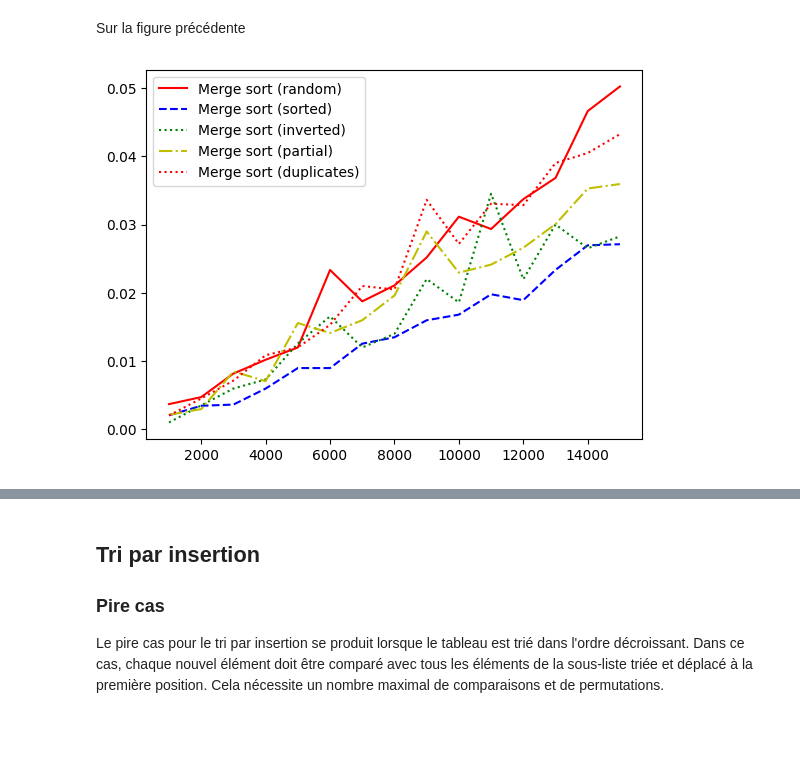
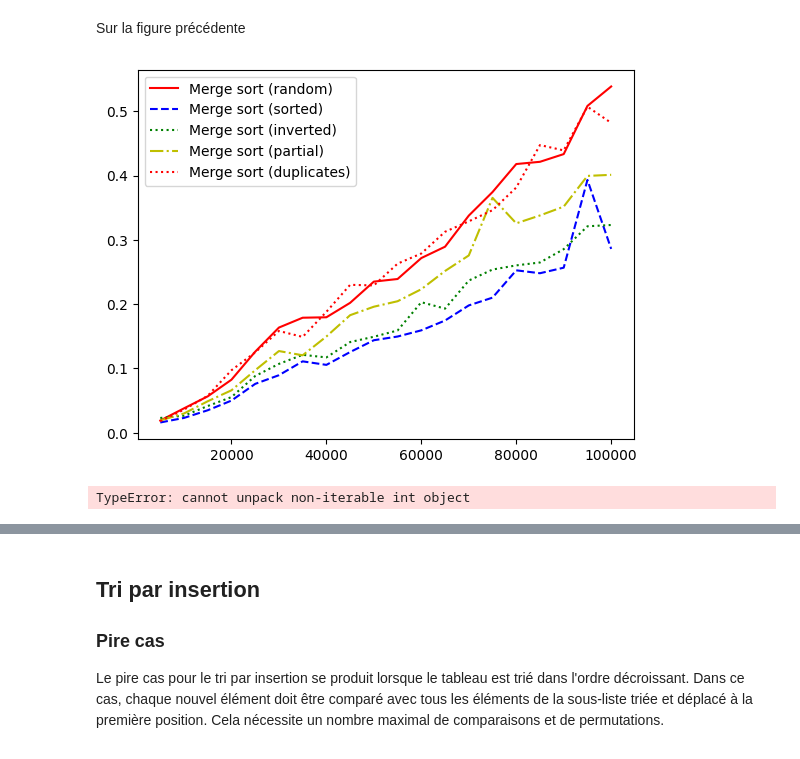
Before and after one commit to Nikoala4/IT4A, a Jupyter notebook: IT4A_Complexity_Project.ipynb, the cells around one changed output, grey strips where cells are left out. Drawn from its saved outputs; the diff is of its cells as text; code cells hidden in the pictures.

```diff
--- a/IT4A_Complexity_Project.ipynb
+++ b/IT4A_Complexity_Project.ipynb
@@ -690,6 +690,6 @@ executerTri(merge_sort_with_stats, 'r', 'Merge sort')
 # %% [markdown]
 Sur la figure précédente
 # %%
-executerTri(merge_sort_with_stats, 'r', 'Merge sort',15,1000)
+executerTri(merge_sort_with_stats, 'r', 'Merge sort',20,5000)
 # %% [output]
-[figure, old version]
+[figure, new version]
@@ -698 +696,22 @@ executerTri(merge_sort_with_stats, 'r', 'Merge sort',15,1000)
+# %%
+def quick_sort_with_stats(A, start, end):
+    if start < end:
+        pivot_index, cpt_comp, cpt_swap = partition(A, start, end)
+
+        left_comp, left_swap = quick_sort_with_stats(A, start, pivot_index - 1)
+        right_comp, right_swap = quick_sort_with_stats(A, pivot_index + 1, end)
+
+        # Totaliser les comparaisons et les swaps
+        cpt_comp += left_comp
+        cpt_swap += left_swap
+        cpt_comp += right_comp
+        cpt_swap += right_swap
+
+        return cpt_comp, cpt_swap
+
+    return 0, 0  # Retourne 0 comparaisons et 0 swaps si la condition de récursion n'est pas remplie
+
+executerTri(quick_sort_main_with_stats, 'r', 'Quick sort')
+# %% [output]
+TypeError: cannot unpack non-iterable int object
 # %% [markdown]
```
Also changed, not shown: parts of 10 cells of this notebook.
